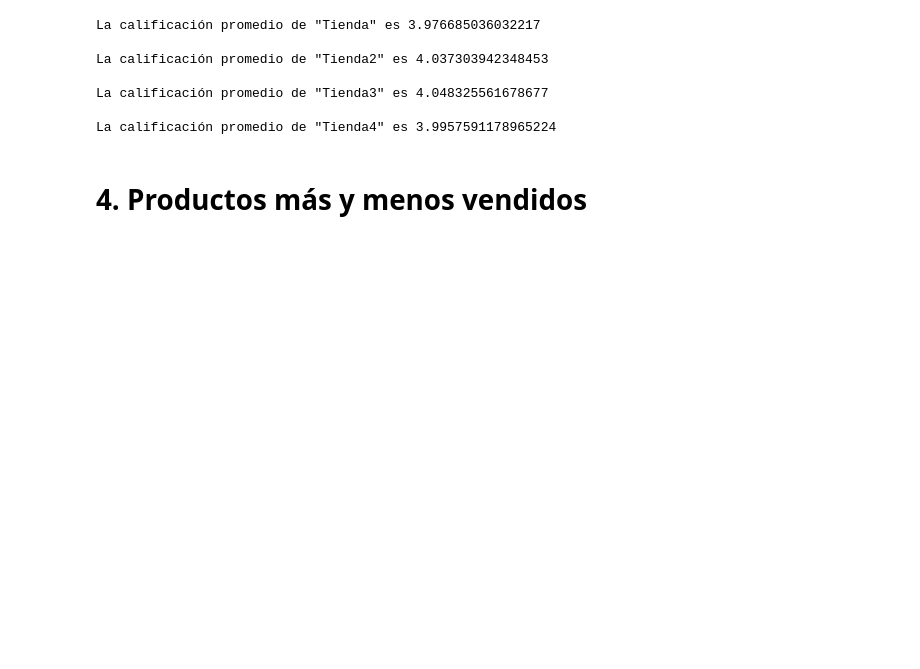
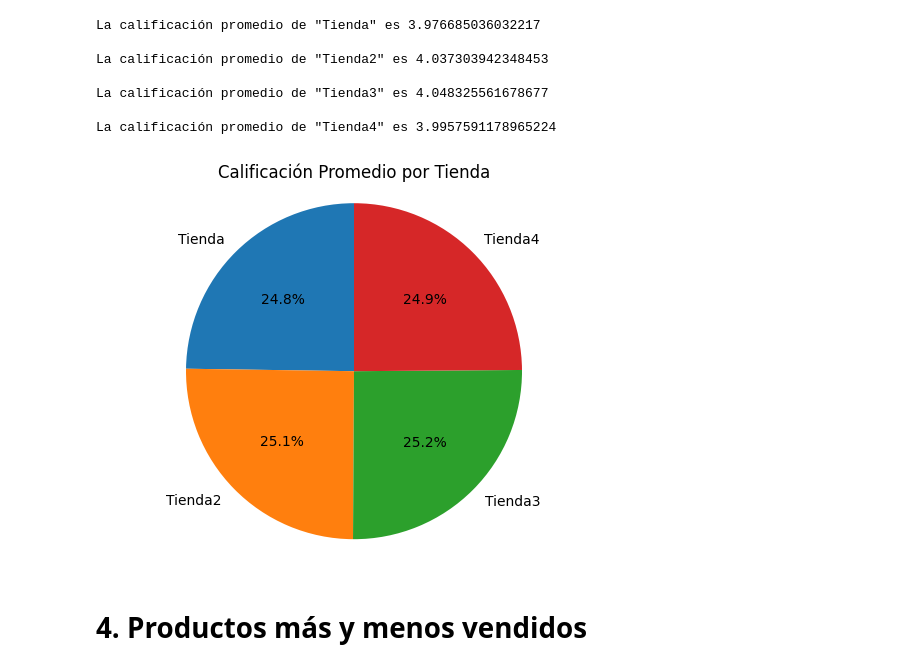
Before and after one commit to sallylpez/Desafio_Alura_Data_science, a Jupyter notebook: AluraStoreLatam.ipynb, the cells around one changed output. Drawn from its saved outputs; the diff is of its cells as text; code cells hidden in the pictures; blank space fills up the shorter version.

```diff
--- a/AluraStoreLatam.ipynb
+++ b/AluraStoreLatam.ipynb
@@ -200,6 +232,20 @@ La calificación promedio de "Tienda2" es 4.037303942348453
 La calificación promedio de "Tienda3" es 4.048325561678677
 
 La calificación promedio de "Tienda4" es 3.9957591178965224
+# %%
+tienda_df = {'Tienda': tienda, 'Tienda2': tienda2, 'Tienda3': tienda3, 'Tienda4': tienda4}
+
+calificaciones_promedio = {
+    nombre: df['Calificación'].mean()
+    for nombre, df in tienda_df.items()
+}
+
+plt.pie(calificaciones_promedio.values(), labels=calificaciones_promedio.keys(), autopct='%1.1f%%', startangle=90)
+plt.title('Calificación Promedio por Tienda')
+plt.axis('equal')
+plt.show()
+# %% [output]
+[figure, added]
 # %% [markdown]
 # 4. Productos más y menos vendidos
 # %%
```
Also changed, not shown: parts of 2 cells of this notebook.
